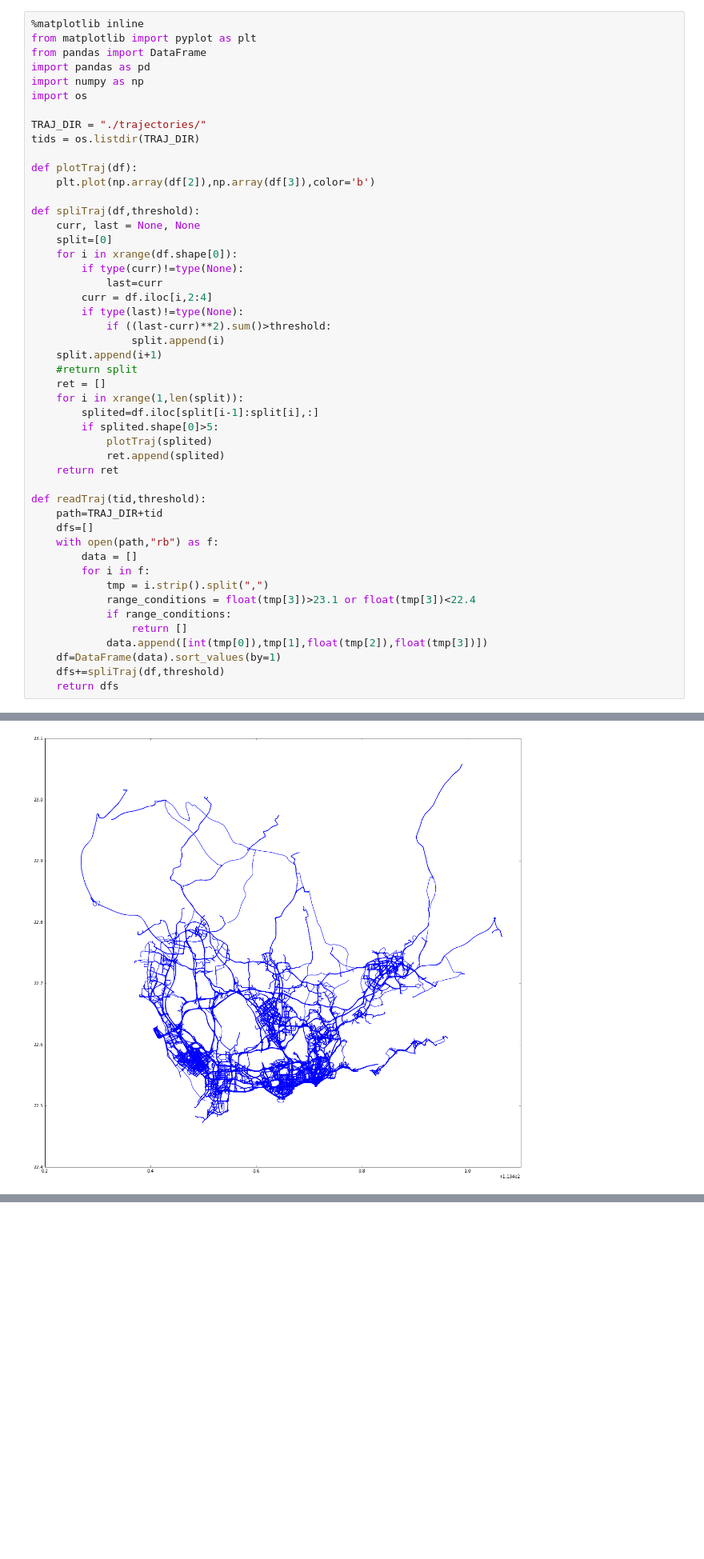
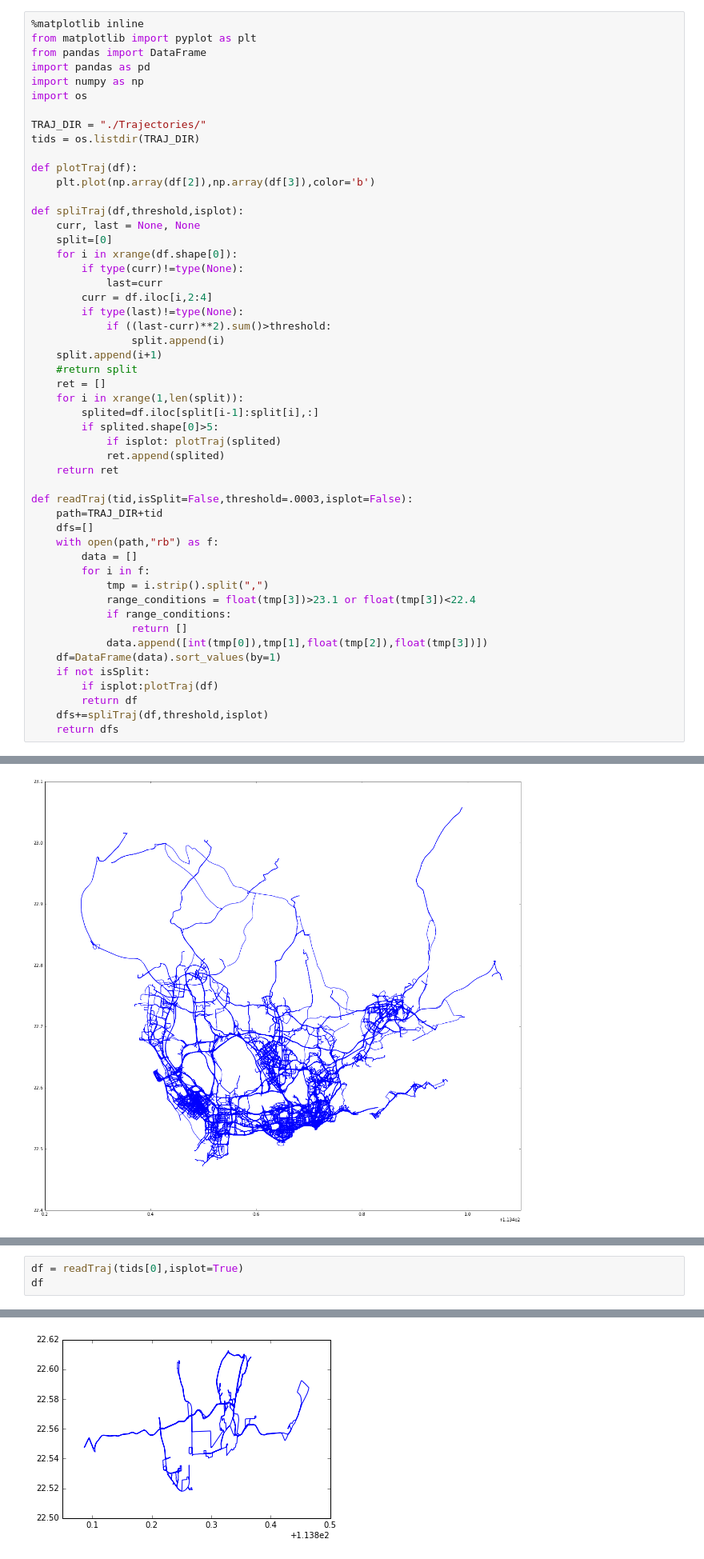
Before and after one commit to 1nfo/TLRI, a Jupyter notebook: Exploring.ipynb, the cells around one changed output, grey strips where cells are left out. Shown at 80% size. Drawn from its saved outputs; the diff is of its cells as text; blank space fills up the shorter version.

```diff
--- a/Exploring.ipynb
+++ b/Exploring.ipynb
@@ -9,13 +9,13 @@ import pandas as pd
 import numpy as np
 import os
 
-TRAJ_DIR = "./trajectories/"
+TRAJ_DIR = "./Trajectories/"
 tids = os.listdir(TRAJ_DIR)
 
 def plotTraj(df):
     plt.plot(np.array(df[2]),np.array(df[3]),color='b')
 
-def spliTraj(df,threshold):
+def spliTraj(df,threshold,isplot):
     curr, last = None, None
     split=[0]
     for i in xrange(df.shape[0]):
@@ -31,11 +31,11 @@ def spliTraj(df,threshold):
     for i in xrange(1,len(split)):
         splited=df.iloc[split[i-1]:split[i],:]
         if splited.shape[0]>5:
-            plotTraj(splited)
+            if isplot: plotTraj(splited)
             ret.append(splited)
     return ret
 
-def readTraj(tid,threshold):
+def readTraj(tid,isSplit=False,threshold=.0003,isplot=False):
     path=TRAJ_DIR+tid
     dfs=[]
     with open(path,"rb") as f:
@@ -47,7 +47,10 @@ def readTraj(tid,threshold):
                 return []
             data.append([int(tmp[0]),tmp[1],float(tmp[2]),float(tmp[3])])
     df=DataFrame(data).sort_values(by=1)
-    dfs+=spliTraj(df,threshold)
+    if not isSplit:
+        if isplot:plotTraj(df)
+        return df
+    dfs+=spliTraj(df,threshold,isplot)
     return dfs
 # %%
 plt.figure(figsize=(20,18))
@@ -86,0 +92,4 @@ for i in xrange(N):
+# %%
+df = readTraj(tids[0],isplot=True)
+df
+# %% [output]
@@ -86,0 +114 @@ for i in xrange(N):
+[figure, added]
```
Also changed, not shown: parts of 6 cells of this notebook.
